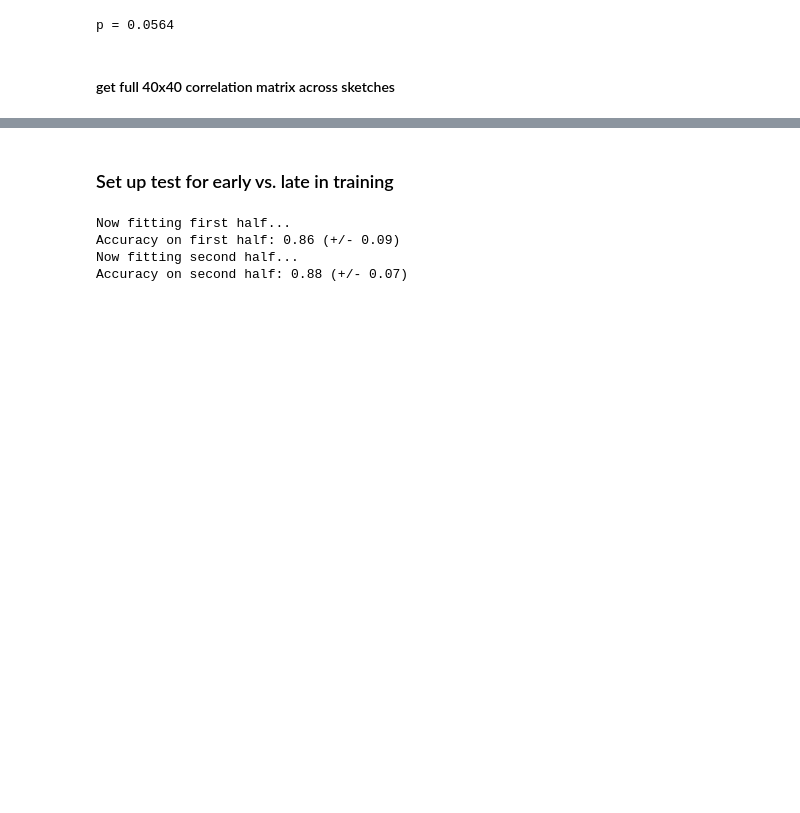
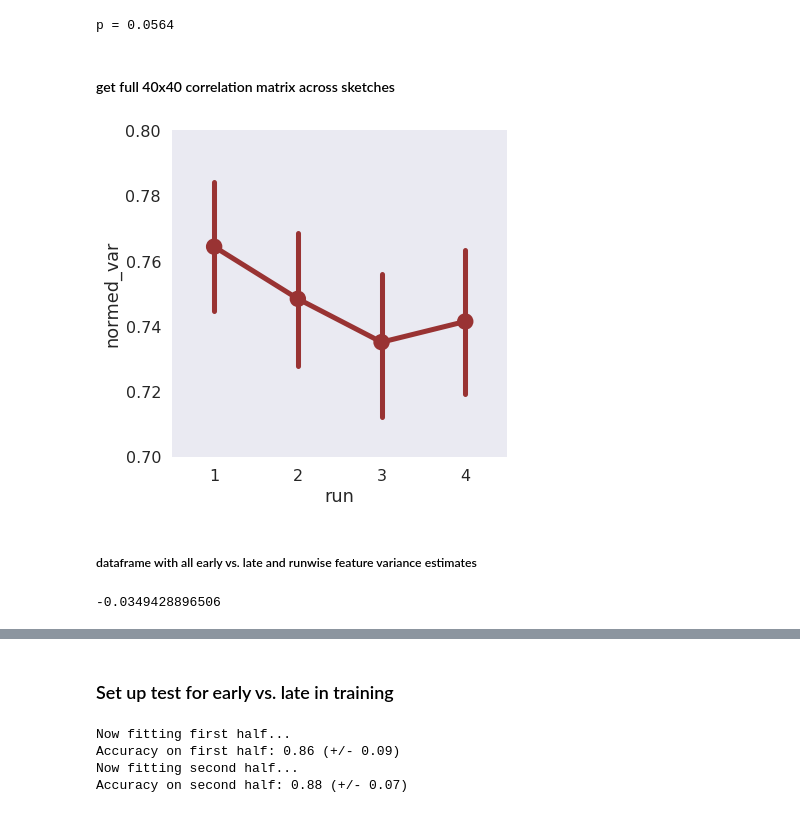
Before and after one commit to judithfan/sketchfeat, a Jupyter notebook: sketches/sketch_feature_analysis_Judy.ipynb, the cells around one changed output, grey strips where cells are left out. Drawn from its saved outputs; the diff is of its cells as text; code cells hidden in the pictures; blank space fills up the shorter version.

Commit message:
add feature variance analyses and write out results

```diff
--- a/sketches/sketch_feature_analysis_Judy.ipynb
+++ b/sketches/sketch_feature_analysis_Judy.ipynb
@@ -598,4 +602,12 @@ which_feat = 'fc7'
 FEATMAT = np.load('FEATURES_{}.npy'.format(layers[layer_names.index(which_feat)]))
 _X = pd.read_csv('METADATA.csv') # metadata is the same for all layers
 _Labels = np.load('LABELS.npy')
+# %%
+def extract_block_diagonals(MAT,num_blocks):
+    Blocks = []
+    run_starts = map(int,np.linspace(0,MAT.shape[0],num_blocks+1))[:num_blocks]
+    run_stops = map(int,np.linspace(0,MAT.shape[0],num_blocks+1))[1:]
+    for start,stop in zip(run_starts,run_stops):
+        Blocks.append(MAT[start:stop,start:stop])
+    return np.array(Blocks)
 # %%
@@ -623,0 +691,29 @@ for sub in subs:
+# %%
+def flatten(x):
+    return [item for sublist in x for item in sublist]
+
+VAR, OBJ, RUN, SUB = map(flatten, [VAR, OBJ, RUN, SUB])
+# %%
+V = pd.DataFrame([VAR, OBJ, RUN, SUB])
+V = V.transpose()
+V.columns = ['var','obj','run','subj']
+# %%
+## grand-mean normalize subjects (subtract subject mean, add back grand mean)
+sub_means = dict(zip(np.unique(V.subj.values),V.groupby('subj')['var'].apply(lambda x: np.mean(x)).values))
+grand_mean = np.mean(V.groupby('subj')['var'].apply(lambda x: np.mean(x)).values)
+normed_var = []
+for i,d in V.iterrows():
+    normed_var.append(d['var'] - sub_means[d.subj] + grand_mean)
+V = V.assign(normed_var=pd.Series(normed_var).values)
+# %%
+plt.figure(figsize=(6,6))
+sns.pointplot(x="run",
+              y="normed_var",
+              data=V,
+              color=(0.6,0.2,0.2))
+plt.ylim([0.7,0.8])
+plt.tight_layout
+plt.savefig('./plots/across_run_fc7_similarity_timecourse.pdf')
+# plt.close()
+# %% [output]
+[figure, added]
@@ -624 +737,3 @@ for sub in subs:
+# %% [markdown]
+##### dataframe with all early vs. late and runwise feature variance estimates
 # %%
@@ -633,3 +752,6 @@ o_diff = list(np.vstack((o1_diff,o2_diff)).mean(0))
 V = V.assign(o1_diff=pd.Series(o1_diff).values)
 V = V.assign(o2_diff=pd.Series(o2_diff).values)
 V = V.assign(o_diff=pd.Series(o_diff).values)
+print np.mean(V.o_diff)
+# %% [output]
+-0.0349428896506
```
Also changed, not shown: parts of 14 cells of this notebook.
